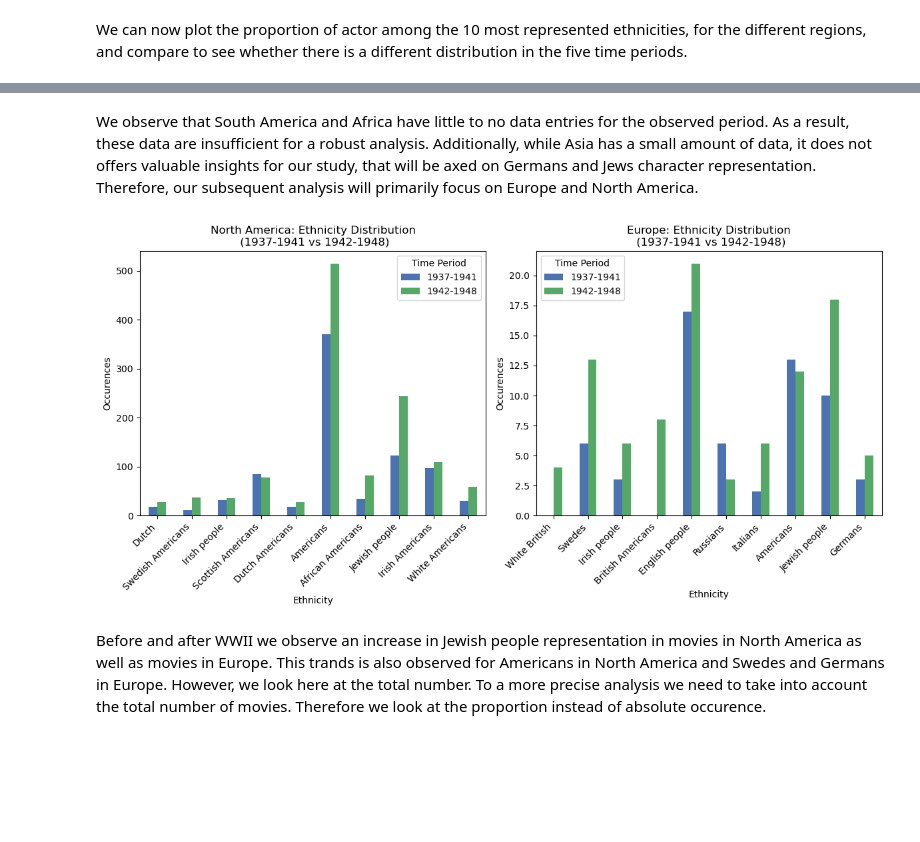
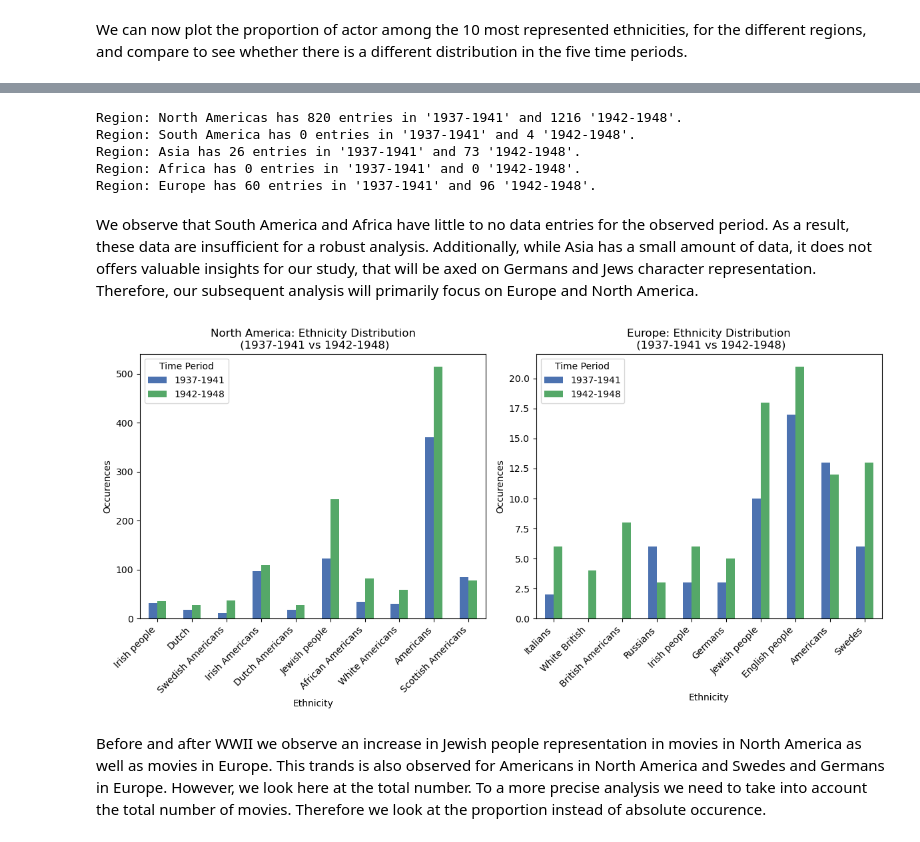
Before and after one commit to epfl-ada/ada-2024-project-adanonymous, a Jupyter notebook: src/utils/Actor_ethnicity_louis.ipynb, the cells around one changed output, grey strips where cells are left out. Drawn from its saved outputs; the diff is of its cells as text; code cells hidden in the pictures; blank space fills up the shorter version.

```diff
--- a/src/utils/Actor_ethnicity_louis.ipynb
+++ b/src/utils/Actor_ethnicity_louis.ipynb
@@ -594,3 +596,13 @@ Region: Europe has 60 entries in '1937-1941' and 96 '1942-1948'.
+# %%
+regions = form_df(ethnicity_counts_1937_1941,ethnicity_counts_1942_1948)
+#We want to isolate the relevant continent, therefore we look at their ethnicity count
+display_length_eth(regions)
+# %% [output]
+Region: North Americas has 820 entries in '1937-1941' and 1216 '1942-1948'.
+Region: South America has 0 entries in '1937-1941' and 4 '1942-1948'.
+Region: Asia has 26 entries in '1937-1941' and 73 '1942-1948'.
+Region: Africa has 0 entries in '1937-1941' and 0 '1942-1948'.
+Region: Europe has 60 entries in '1937-1941' and 96 '1942-1948'.
 # %% [markdown]
 We observe that South America and Africa have little to no data entries for the observed period. As a result, these data are insufficient for a robust analysis. Additionally, while Asia has a small amount of data, it does not offers valuable insights for our study, that will be axed on Germans and Jews character representation. Therefore, our subsequent analysis will primarily focus on Europe and North America.
 # %%
@@ -625,17 +637,14 @@ def plot_eth(regions,titles):
     plt.show()
 # %%
 #Plot the Ethnicity distribution before and after World War II
-
-regions = [df_NA, df_EU]
+regions_2 =[regions['North Americas'], regions['Europe']]
 titles = [
     'North America: Ethnicity Distribution',
-    'Europe: Ethnicity Distribution'
-]
-
+    'Europe: Ethnicity Distribution']
 # Plot each DataFrame
-plot_eth(regions,titles)
+plot_eth(regions_2,titles)
 # %% [output]
-[figure, old version]
+[figure, new version]
 # %% [markdown]
 Before and after WWII we observe an increase in Jewish people representation in movies in North America as well as movies in Europe. This trands is also observed for Americans in North America and Swedes and Germans in Europe. However, we look here at the total number. To a more precise analysis we need to take into account the total number of movies. Therefore we look at the proportion instead of absolute occurence.
 # %% [markdown]
```
Also changed, not shown: parts of 23 cells of this notebook.
